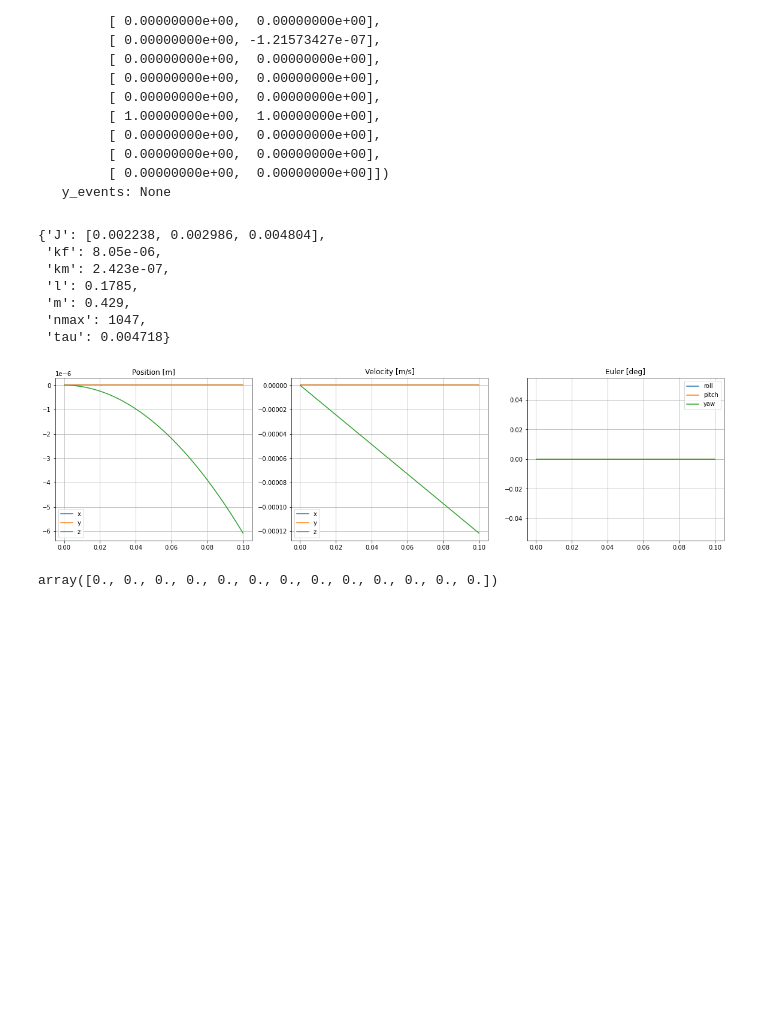
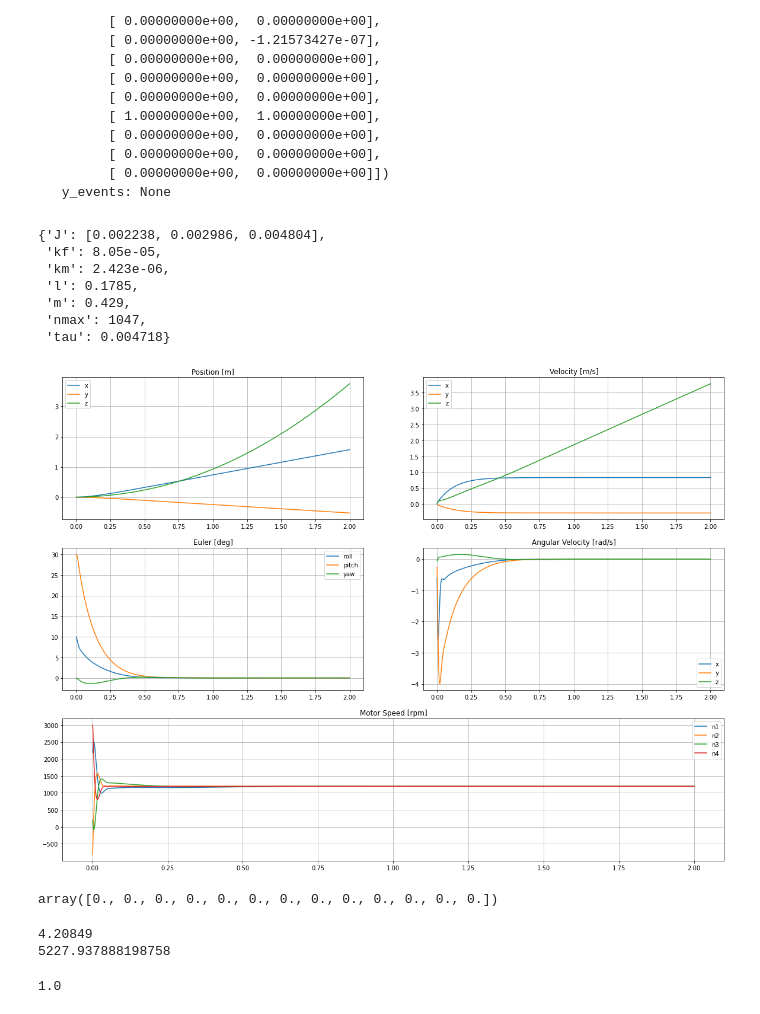
Before and after one commit to walchko/bearsnacks, a Jupyter notebook: drone/quadcopter-dynamics/quadcopter-dynamics.ipynb, the cells around one changed output. Drawn from its saved outputs; the diff is of its cells as text; code cells hidden in the pictures; blank space fills up the shorter version.

```diff
--- a/drone/quadcopter-dynamics/quadcopter-dynamics.ipynb
+++ b/drone/quadcopter-dynamics/quadcopter-dynamics.ipynb
@@ -254,8 +259,8 @@ params = {
     'm': 0.429,
     'l': 0.1785,
     'J': [2.238e-3, 2.986e-3, 4.804e-3],
-    'kf': 8.050e-6,
-    'km': 2.423e-7,
+    'kf': 8.050e-5,
+    'km': 2.423e-6,
     'tau': 4.718e-3,
     'nmax': 1047
 }
@@ -263,8 +268,8 @@ params = {
 pprint(params)
 # %% [output]
 {'J': [0.002238, 0.002986, 0.004804],
- 'kf': 8.05e-06,
- 'km': 2.423e-07,
+ 'kf': 8.05e-05,
+ 'km': 2.423e-06,
  'l': 0.1785,
  'm': 0.429,
  'nmax': 1047,
@@ -341,23 +383,27 @@ class Drone:
         return ans
 # %%
-step = 0.0001
+step = 0.001
 
 drone = Drone(params)
 
-# 361.5rpm cancelles out gravity
-u = 361.50*np.array([1,1,1,1])
+y = np.zeros(13)
 
-y = np.zeros(13)
-y[9] = 1
+y[6:9] = 0,0,0 # wx, wy, wz [rads/sec]
+y[9:] = Quaternion.from_euler(10,30,0, degrees=True)
 t = 0.0
 
 ui = []
 yi = []
 ti = []
 
-for i in range(1000):
+for i in range(2000):
     # y = rk.step(y,u,t,step)
     # y = odeint(drone.model, y, [t, t+step], args=(u,))
+
+    # x = [p,v,w,q] => 13
+    u = drone.pd(y)
+    ui.append(u)
+
     y = rk45(drone.model, [t, t+step], y, args=(u,))
     # print(y)
     if y.success == False:
@@ -368,7 +414,7 @@ for i in range(1000):
     t += step
     ti.append(t)
     yi.append(y)
-    ui.append(u)
+    # ui.append(u)
 # %%
 p = []
 v = []
@@ -382,39 +428,69 @@ for y in yi:
     euler.append(q.to_euler(True))
 v = np.array(v)
 w = np.array(w)
 p = np.array(p)
+ui = np.array(ui)*w2rpm # rad/s -> rpm
 euler = np.array(euler)
 
-plt.subplots(figsize=(20,5))
-plt.subplot(1,3,1)
+plt.subplots(figsize=(20,15))
+
+plt.subplot(3,2,1)
 plt.plot(ti, p[:,0], label="x")
 plt.plot(ti, p[:,1], label="y")
 plt.plot(ti, p[:,2], label="z")
 plt.legend()
 plt.title('Position [m]')
 plt.grid(True)
 
-plt.subplot(1,3,2)
+plt.subplot(3,2,2)
 plt.plot(ti, v[:,0], label="x")
 plt.plot(ti, v[:,1], label="y")
 plt.plot(ti, v[:,2], label="z")
 plt.legend()
 plt.title('Velocity [m/s]')
 plt.grid(True)
 
-plt.subplot(1,3,3)
+plt.subplot(3,2,3)
 plt.plot(ti, euler[:,0], label="roll")
 plt.plot(ti, euler[:,1], label="pitch")
 plt.plot(ti, euler[:,2], label="yaw")
 plt.legend()
 plt.title('Euler [deg]')
 plt.grid(True)
 
+plt.subplot(3,2,4)
+plt.plot(ti, w[:,0], label="x")
+plt.plot(ti, w[:,1], label="y")
+plt.plot(ti, w[:,2], label="z")
+plt.legend()
+plt.title('Angular Velocity [rad/s]')
+plt.grid(True)
+
+plt.subplot(3,1,3)
+plt.plot(ti, ui[:,0], label="n1")
+plt.plot(ti, ui[:,1], label="n2")
+plt.plot(ti, ui[:,2], label="n3")
+plt.plot(ti, ui[:,3], label="n4")
+plt.legend()
+plt.title('Motor Speed [rpm]')
+plt.grid(True)
+
 # plt.subplot(1,3,3)
 # plt.plot(ui);
 # %% [output]
-[figure, old version]
+[figure, new version]
 # %%
 np.zeros(13)
 # %% [output]
 array([0., 0., 0., 0., 0., 0., 0., 0., 0., 0., 0., 0., 0.])
+# %%
+m = .429*9.81
+print(m)
+print(m/params["kf"])
+# %% [output]
+4.20849
+5227.937888198758
+# %%
+np.sign(2.344)
+# %% [output]
+1.0
```
Also changed, not shown: parts of 5 cells of this notebook, 2 other files.
